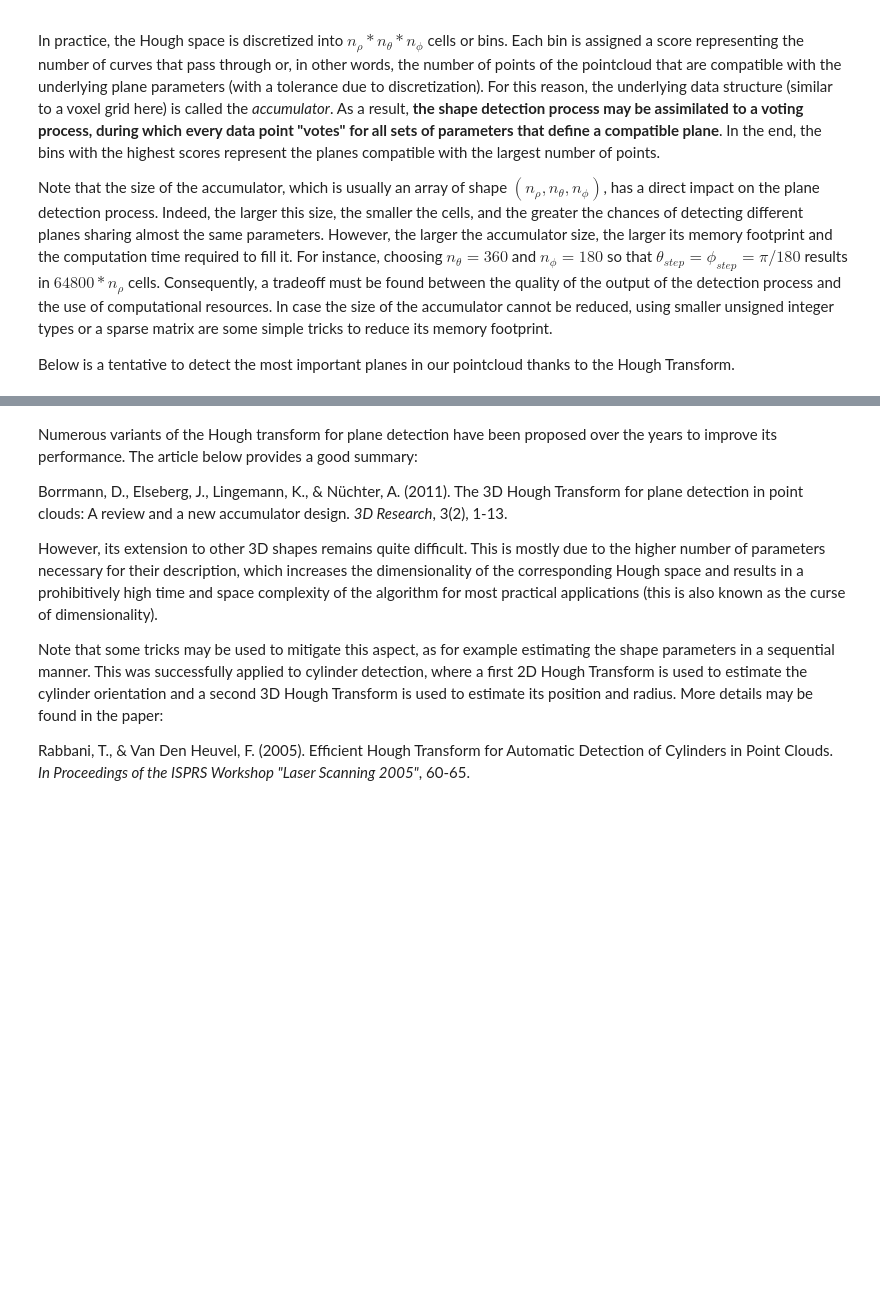
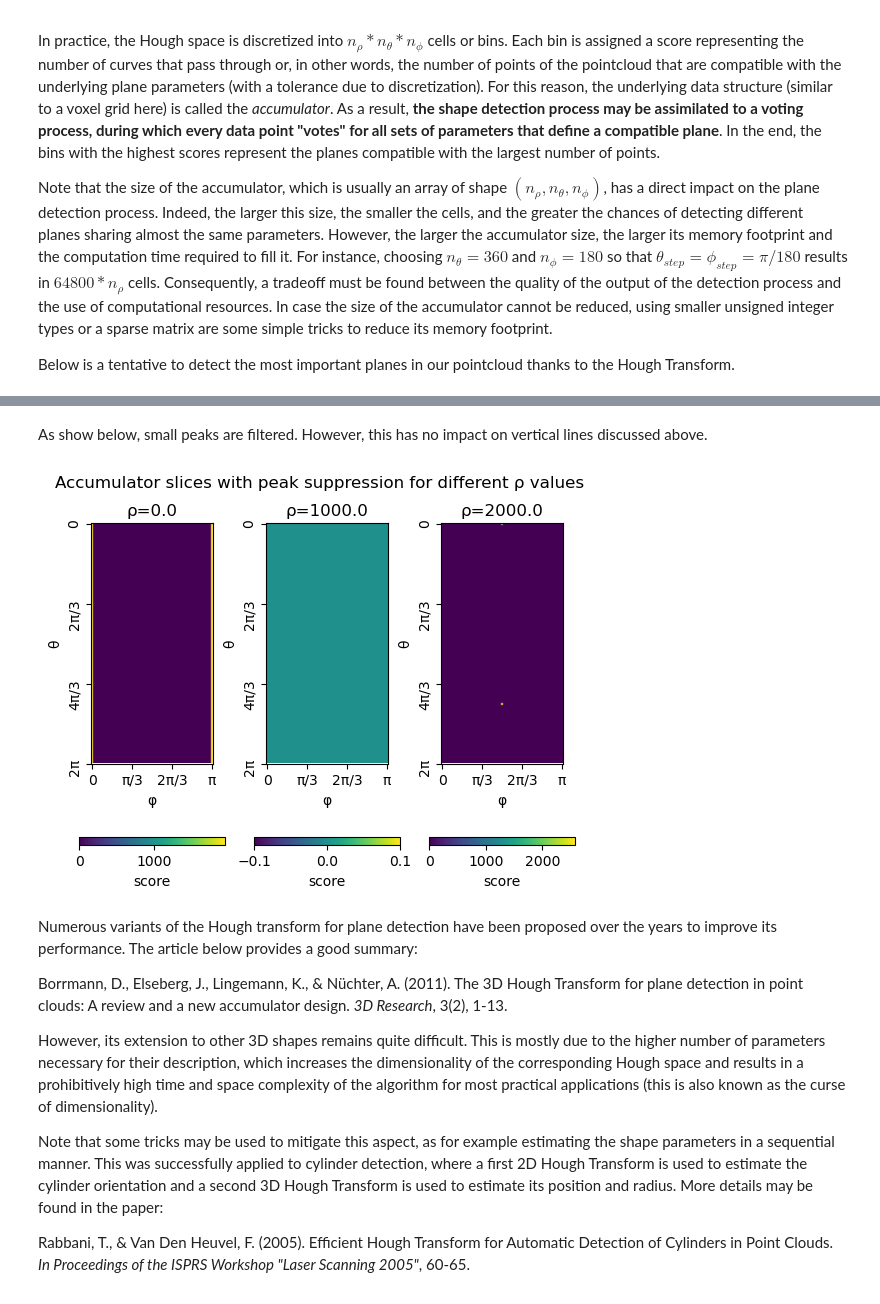
Before and after one commit to jlgregorio/tutorials-pointcloud-python, a Jupyter notebook: 4.segmentation.ipynb, the cells around one changed output, grey strips where cells are left out. Saved outputs shown, nothing was run; the diff lists cells and outputs as text; code cells hidden in the pictures; blank space fills up the shorter version.

```diff
--- a/4.segmentation.ipynb
+++ b/4.segmentation.ipynb
@@ -433,3 +432,25 @@ Detected (cartesian) planes are: [(9.100899318238094e-17, 8.194486552889032e-17,
+# %% [markdown]
+As show below, small peaks are filtered. However, this has no impact on vertical lines discussed above.
+# %%
+# Show new accumulator values (with peak suppression) for layer rho_index
+# (rho_indices defined above)
+
+fig, axes = plt.subplots(1, len(rho_indices))
+for ax, rho_index in zip(axes, rho_indices):
+    im = ax.imshow(new_accumulator[:,:,rho_index], cmap='viridis')
+    cbar = fig.colorbar(im, ax=ax, location="bottom", orientation="horizontal", pad=0.2)
+    cbar.set_label('score')
+    ax.set_xticks(np.linspace(0, len(phi_values)-1, 4))
+    ax.set_xticklabels(["0", "π/3", "2π/3", "π"], rotation=0)
+    ax.set_xlabel('φ')
+    ax.set_yticks(np.linspace(0, len(theta_values), 4))
+    ax.set_yticklabels(["0", "2π/3", "4π/3", "2π"], rotation=90)
+    ax.set_ylabel('θ')
+    ax.set_title(f"ρ={rho_values[rho_index]}")
+fig.suptitle("Accumulator slices with peak suppression for different ρ values")
+plt.show()
+# %% [output]
+[figure, added]
 # %% [markdown]
 Numerous variants of the Hough transform for plane detection have been proposed over the years to improve its performance. The article below provides a good summary:
 
```
Also changed, not shown: parts of 12 cells of this notebook.
